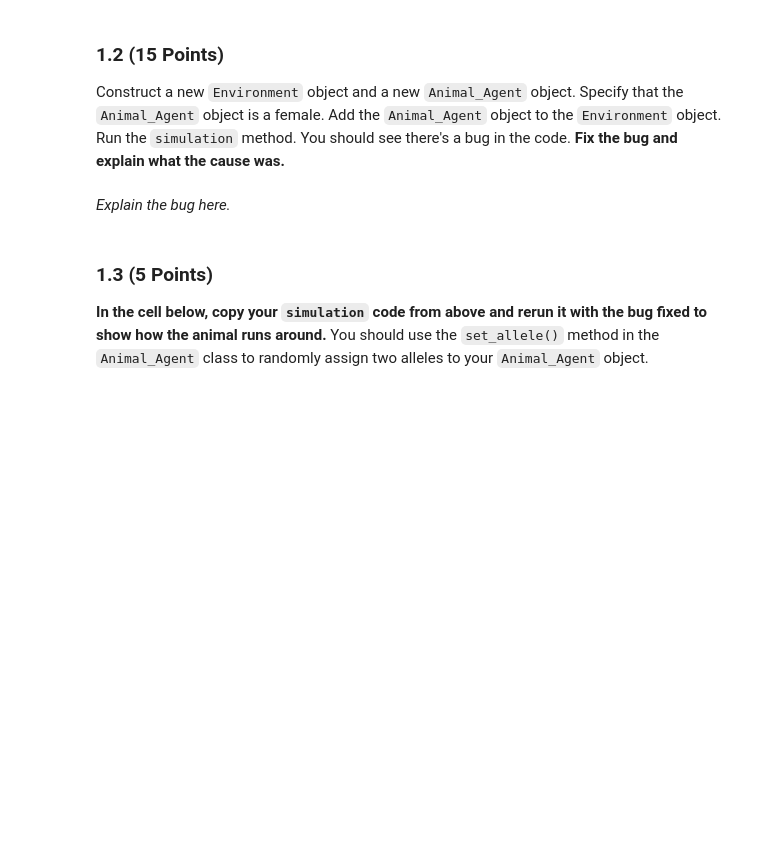
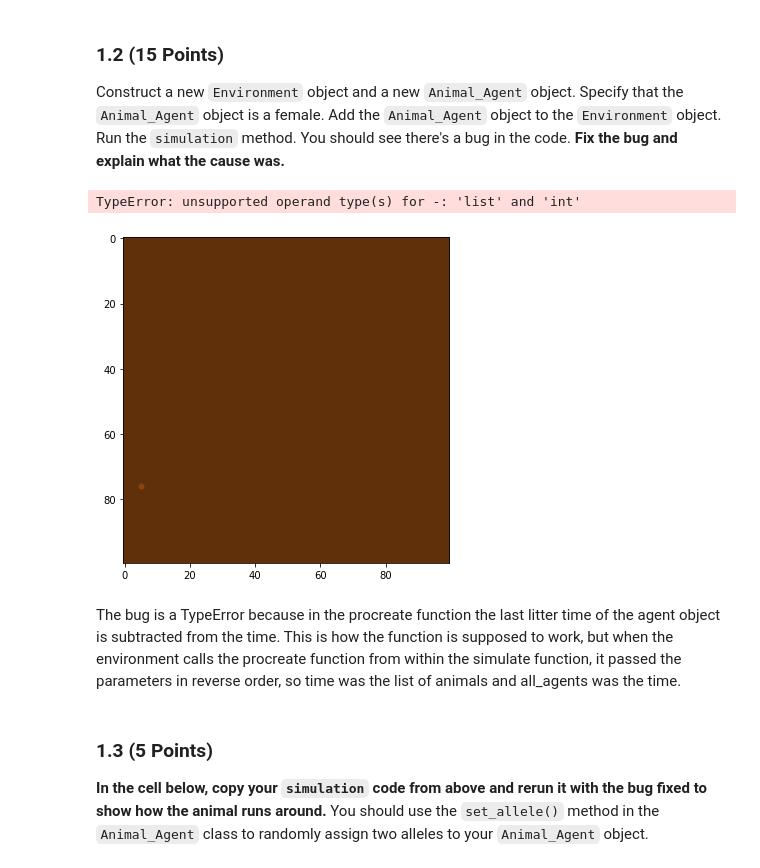
Before and after one commit to holscherj/CMSE202-s23-turnin, a Jupyter notebook: hw-03/HW3_ABMs_Jack_Holscher.ipynb, the cells around one changed output. Saved outputs shown, nothing was run; the diff lists cells and outputs as text; code cells hidden in the pictures; blank space fills up the shorter version.

```diff
--- a/hw-03/HW3_ABMs_Jack_Holscher.ipynb
+++ b/hw-03/HW3_ABMs_Jack_Holscher.ipynb
@@ -71,7 +351,15 @@ Construct a new `Environment` object and a new `Animal_Agent` object. Specify th
 # %%
 #Write your code here
+environment = Environment()
+mouse = Animal_Agent(sex="F")
+
+environment.add_agent(mouse)
+environment.simulate(5)
+# %% [output]
+TypeError: unsupported operand type(s) for -: 'list' and 'int'
+[figure, added]
-# %% [markdown]
-*Explain the bug here.*
+# %% [markdown]
+The bug is a TypeError because in the procreate function the last litter time of the agent object is subtracted from the time. This is how the function is supposed to work, but when the environment calls the procreate function from within the simulate function, it passed the parameters in reverse order, so time was the list of animals and all_agents was the time.
 # %% [markdown]
 ### 1.3 (5 Points)
 
```
Also changed, not shown: parts of 11 cells of this notebook, 1 other file.
